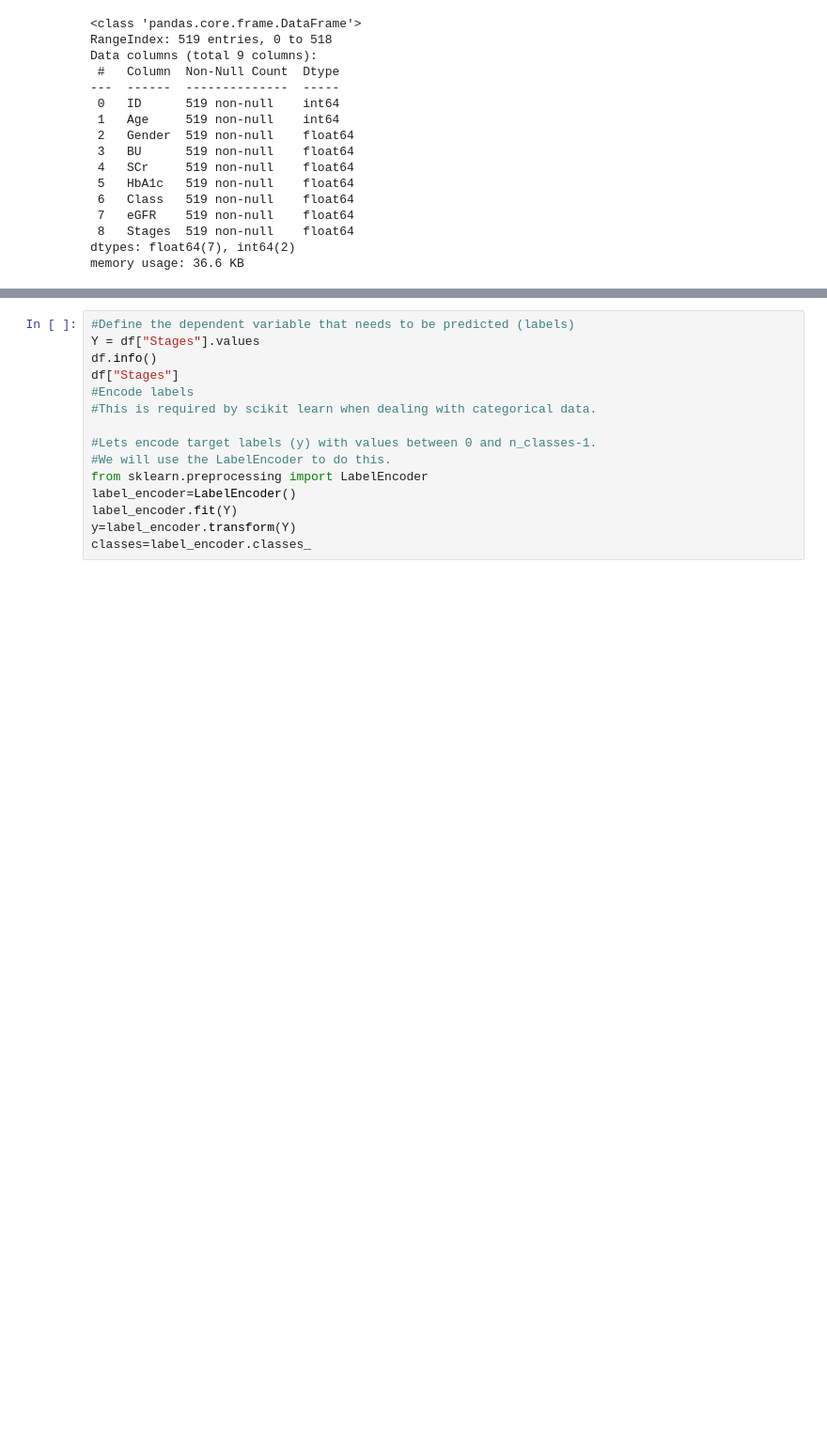
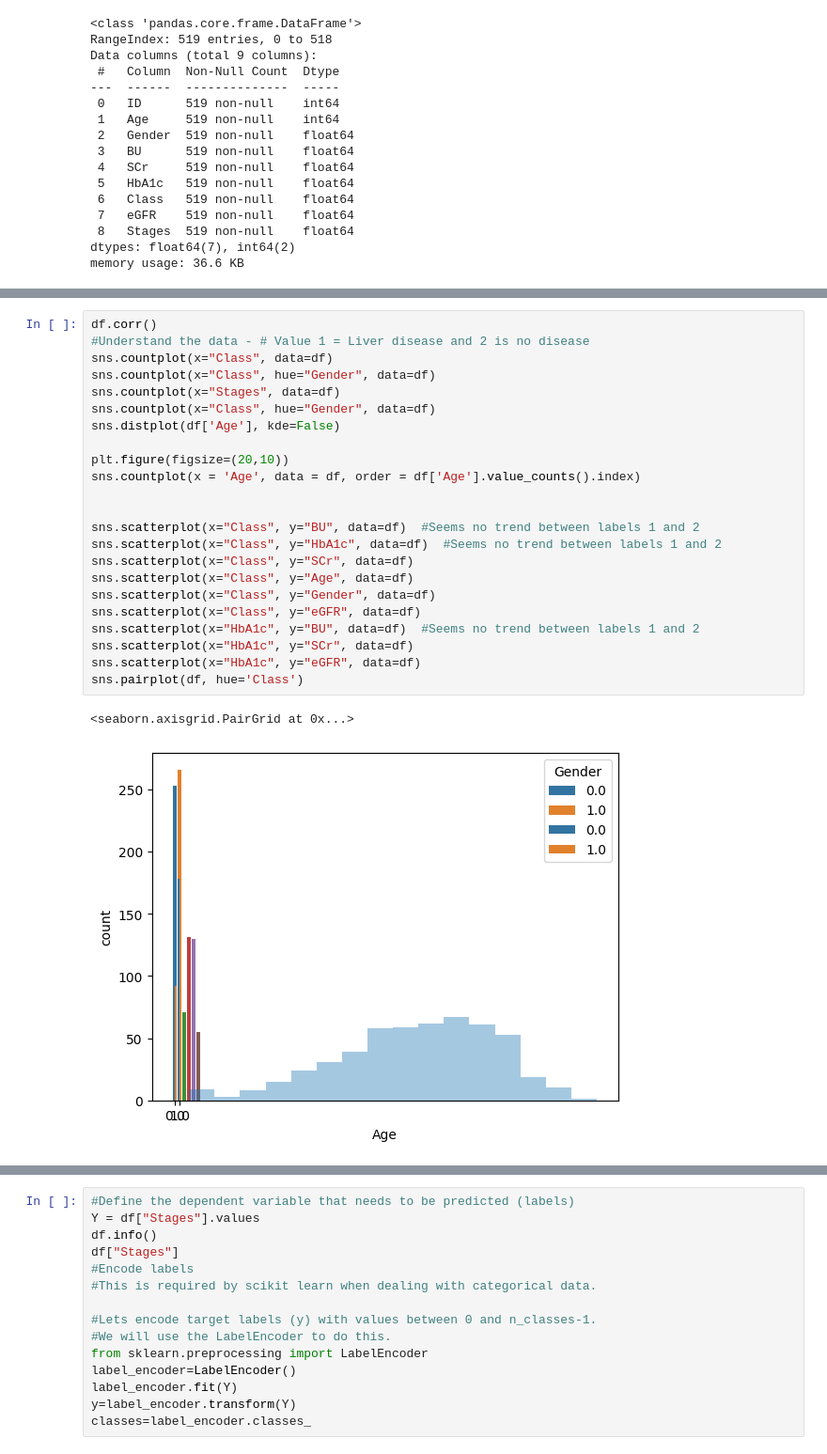
Before and after one commit to upparasudharani/Diabetes-prediction, a Jupyter notebook: multiclass_comparison.ipynb, the cells around one changed output, grey strips where cells are left out. Shown at 94% size. Drawn from its saved outputs; the diff is of its cells as text; blank space fills up the shorter version.

```diff
--- a/multiclass_comparison.ipynb
+++ b/multiclass_comparison.ipynb
@@ -162,0 +140,26 @@ plt.show()
+# %%
+df.corr()
+#Understand the data - # Value 1 = Liver disease and 2 is no disease
+sns.countplot(x="Class", data=df)
+sns.countplot(x="Class", hue="Gender", data=df)
+sns.countplot(x="Stages", data=df)
+sns.countplot(x="Class", hue="Gender", data=df)
+sns.distplot(df['Age'], kde=False)
+
+plt.figure(figsize=(20,10))
+sns.countplot(x = 'Age', data = df, order = df['Age'].value_counts().index)
+
+
+sns.scatterplot(x="Class", y="BU", data=df)  #Seems no trend between labels 1 and 2
+sns.scatterplot(x="Class", y="HbA1c", data=df)  #Seems no trend between labels 1 and 2
+sns.scatterplot(x="Class", y="SCr", data=df)
+sns.scatterplot(x="Class", y="Age", data=df)
+sns.scatterplot(x="Class", y="Gender", data=df)
+sns.scatterplot(x="Class", y="eGFR", data=df)
+sns.scatterplot(x="HbA1c", y="BU", data=df)  #Seems no trend between labels 1 and 2
+sns.scatterplot(x="HbA1c", y="SCr", data=df)
+sns.scatterplot(x="HbA1c", y="eGFR", data=df)
+sns.pairplot(df, hue='Class')
+# %% [output]
+<seaborn.axisgrid.PairGrid at 0x...>
+[figure, added]
```
Also changed, not shown: parts of 10 cells of this notebook.
